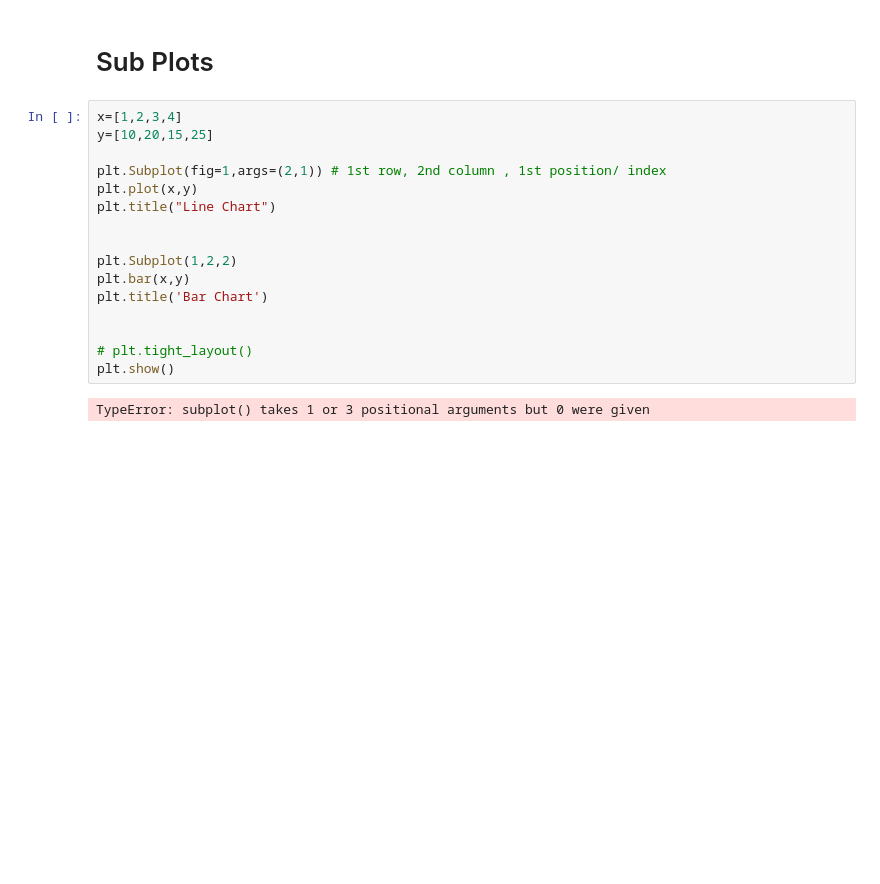
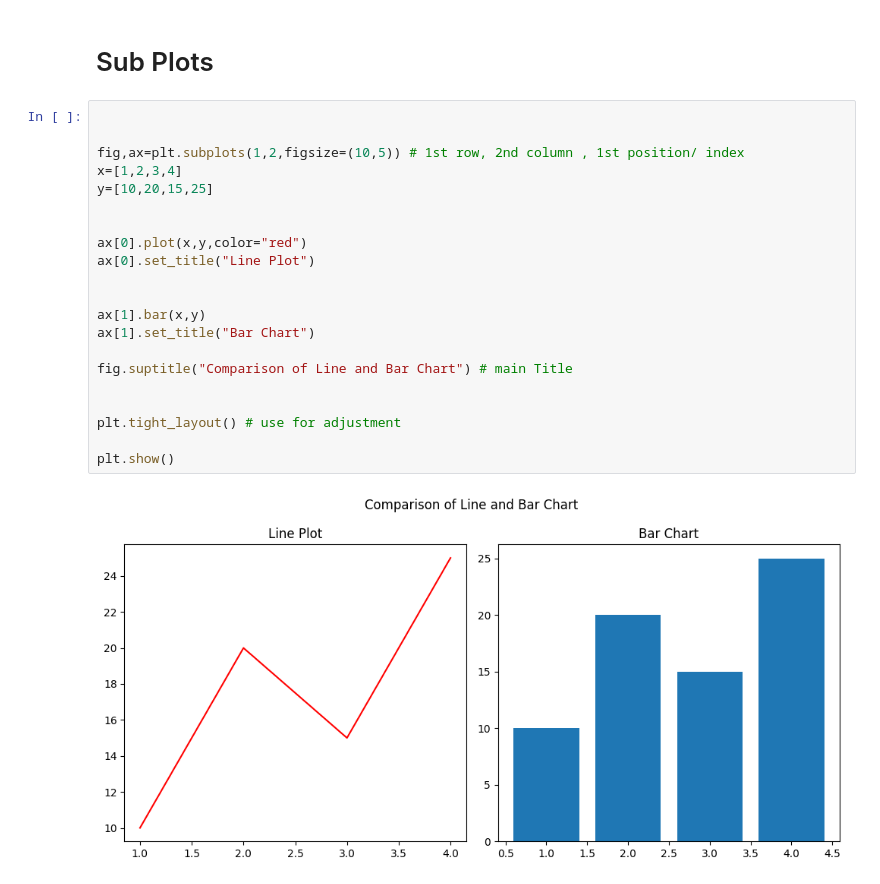
Before and after one commit to BasitAli164/Coding-practice, a Jupyter notebook: pylib/libenv/pylibraries/matplotlib/phase2.ipynb, the cells around one changed output. Drawn from its saved outputs; the diff is of its cells as text; blank space fills up the shorter version.

Commit message:
working in subplots and fix the issue

```diff
--- a/pylib/libenv/pylibraries/matplotlib/phase2.ipynb
+++ b/pylib/libenv/pylibraries/matplotlib/phase2.ipynb
@@ -34,20 +34,25 @@ plt.show()
 # %% [markdown]
 # Sub Plots
 # %%
+
+
+fig,ax=plt.subplots(1,2,figsize=(10,5)) # 1st row, 2nd column , 1st position/ index
 x=[1,2,3,4]
 y=[10,20,15,25]
 
-plt.Subplot(fig=1,args=(2,1)) # 1st row, 2nd column , 1st position/ index
-plt.plot(x,y)
-plt.title("Line Chart")
+
+ax[0].plot(x,y,color="red")
+ax[0].set_title("Line Plot")
 
 
-plt.Subplot(1,2,2)
-plt.bar(x,y)
-plt.title('Bar Chart')
+ax[1].bar(x,y)
+ax[1].set_title("Bar Chart")
+
+fig.suptitle("Comparison of Line and Bar Chart") # main Title
 
 
-# plt.tight_layout()
+plt.tight_layout() # use for adjustment
+
 plt.show()
 # %% [output]
-TypeError: subplot() takes 1 or 3 positional arguments but 0 were given
+[figure, added]
```
